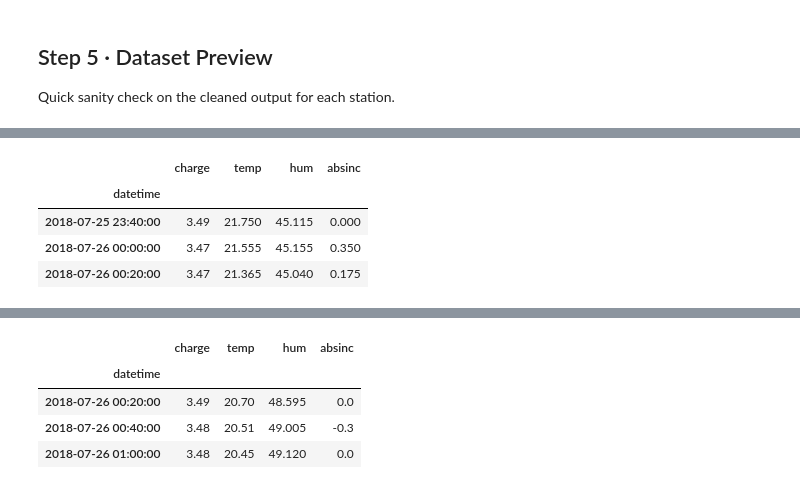
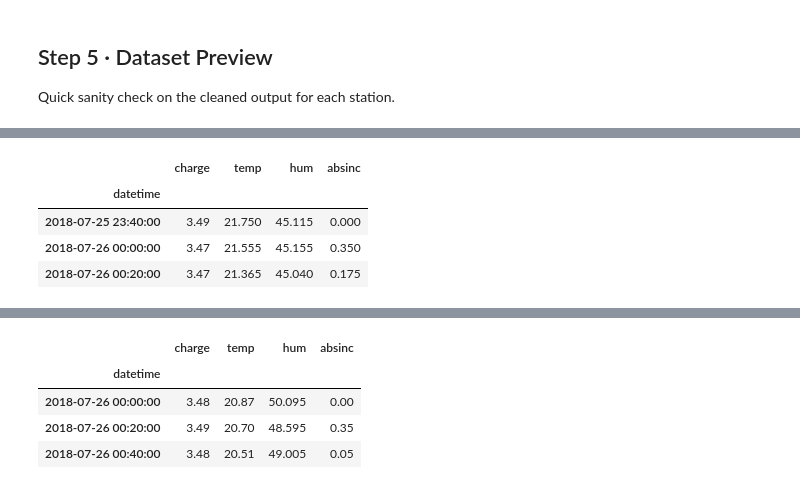
Before and after one commit to eugeniomoreira-iaud/heritageshm, a Jupyter notebook: 00_Sensor_Preprocessing.ipynb, the cells around one changed output, grey strips where cells are left out. Cells and saved outputs as stored; diff of their text form; code cells hidden in the pictures.

```diff
--- a/00_Sensor_Preprocessing.ipynb
+++ b/00_Sensor_Preprocessing.ipynb
@@ -64,7 +93,7 @@ Read all files in the raw sensor directory and organise them into per-station Da
 # %%
-SEPARATOR = '\t'
+SEPARATOR     = '\t'
 DECIMAL_COMMA = True
-HEADER = None
+HEADER        = None
 
 STATIONS = {
     'st01': ['charge', 'temp', 'hum', 'absinc'],
@@ -72,13 +101,12 @@ STATIONS = {
     'st03': ['charge', 'temp', 'hum', 'absinc'],
 }
 
-
-
 df_raw = load_sensor_directory(
     folder_path=RAW_FOLDER,
     extension=FILE_EXT,
     sep=SEPARATOR,
     header=HEADER,
+    decimal_comma=DECIMAL_COMMA,
     column_names=None,
     date_col=0,
     time_col=1,
@@ -86,7 +114,7 @@ df_raw = load_sensor_directory(
 )
 
 print(f'\nLoaded dataset shape : {df_raw.shape}')
-print(f'Date range : {df_raw.index.min()} → {df_raw.index.max()}')
+print(f'Date range : {df_raw.index.min()} \u2192 {df_raw.index.max()}')
 
 stations_dict = organize_sensor_data(df_raw, STATIONS)
 print(f'Organised {len(stations_dict)} station(s): {list(stations_dict.keys())}')
@@ -108,14 +163,15 @@ For each station, `process_station()` executes three operations in sequence:
 SIGNAL_COL       = 'absinc'
 TEMP_COL         = 'temp'
 COMP_COEFF       = 0.005      # mdeg · °C⁻¹ · 10⁻³ — update from calibration sheet
-SPIKE_THRESHOLD  = 500.0       # mdeg — maximum allowed |Δ absinc| between samples
+SPIKE_THRESHOLD  = 500.0      # mdeg — deviation from local rolling median
+SPIKE_WINDOW     = 7          # valid neighbours on each side
+SPIKE_MIN_VALID  = 3          # minimum neighbours to evaluate a sample
 OUTPUT_DIR       = 'data/interim/sensor'
-
 
 processed = {}
 
 for st, df_st in stations_dict.items():
-    df_clean, df_dropped = process_station(
+    df_clean, _ = process_station(
         st=st,
         df_st=df_st,
         signal_col=SIGNAL_COL,
@@ -123,6 +179,8 @@ for st, df_st in stations_dict.items():
         comp_coeff=COMP_COEFF,
         spike_threshold=SPIKE_THRESHOLD,
         output_dir=OUTPUT_DIR,
+        window=SPIKE_WINDOW,
+        min_valid=SPIKE_MIN_VALID,
     )
     processed[st] = df_clean
 # %% [output]
@@ -183,7 +250,7 @@ Quick sanity check on the cleaned output for each station.
 # %%
 for st, df_clean in processed.items():
     print(f'--- {st} ---  shape: {df_clean.shape}  |  '
-          f'{df_clean.index.min()} → {df_clean.index.max()}')
+          f'{df_clean.index.min()} \u2192 {df_clean.index.max()}')
     display(df_clean.head(3))
     print()
 # %% [output]
@@ -203,5 +270,5 @@ for st, df_clean in processed.items():
 |  | charge | temp | hum | absinc |
 | datetime |  |  |  |  |
-| 2018-07-26 00:20:00 | 3.49 | 20.70 | 48.595 | 0.0 |
-| 2018-07-26 00:40:00 | 3.48 | 20.51 | 49.005 | -0.3 |
-| 2018-07-26 01:00:00 | 3.48 | 20.45 | 49.120 | 0.0 |
+| 2018-07-26 00:00:00 | 3.48 | 20.87 | 50.095 | 0.00 |
+| 2018-07-26 00:20:00 | 3.49 | 20.70 | 48.595 | 0.35 |
+| 2018-07-26 00:40:00 | 3.48 | 20.51 | 49.005 | 0.05 |
```
Also changed, not shown: parts of 10 cells of this notebook, 5 other files.
